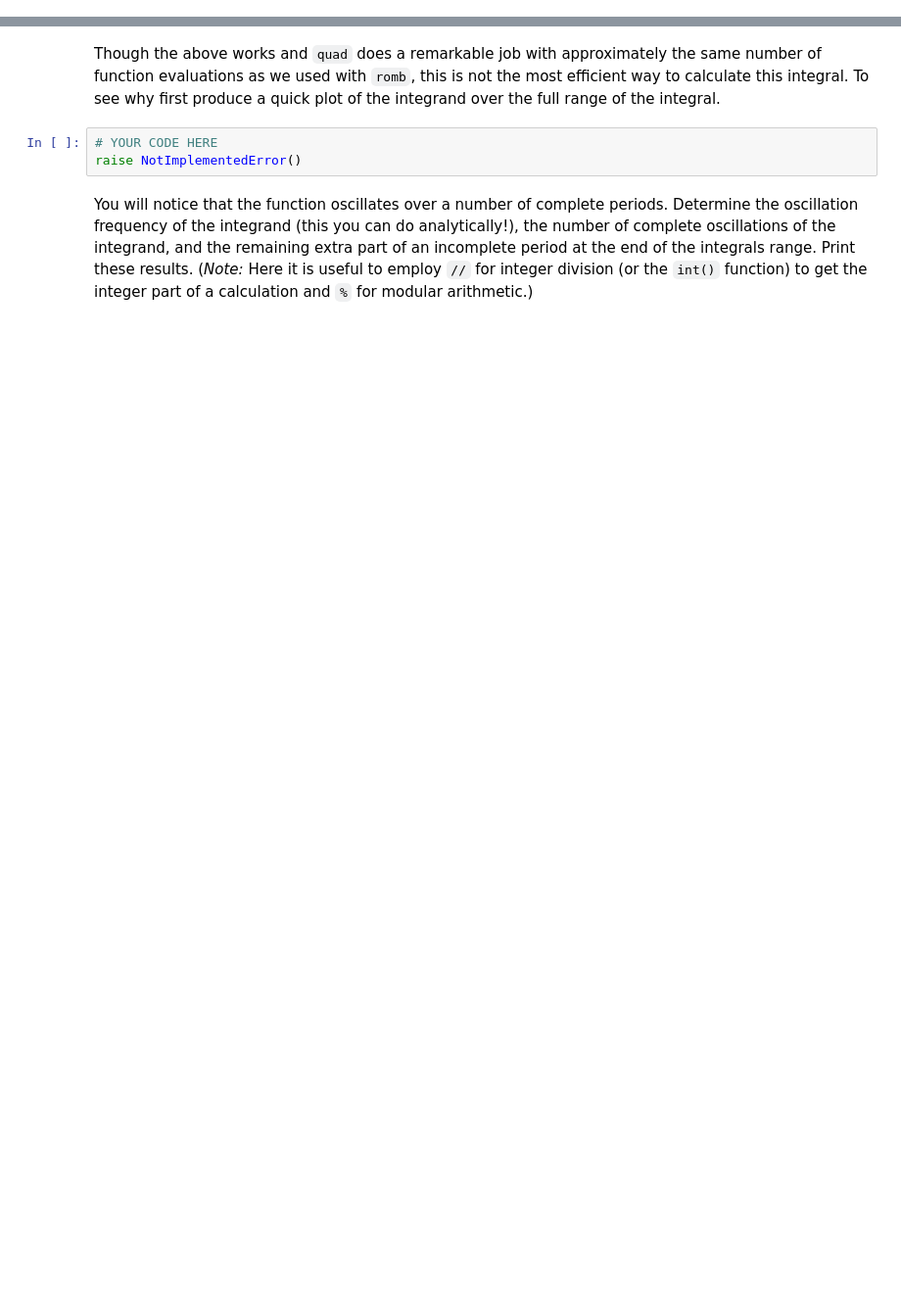
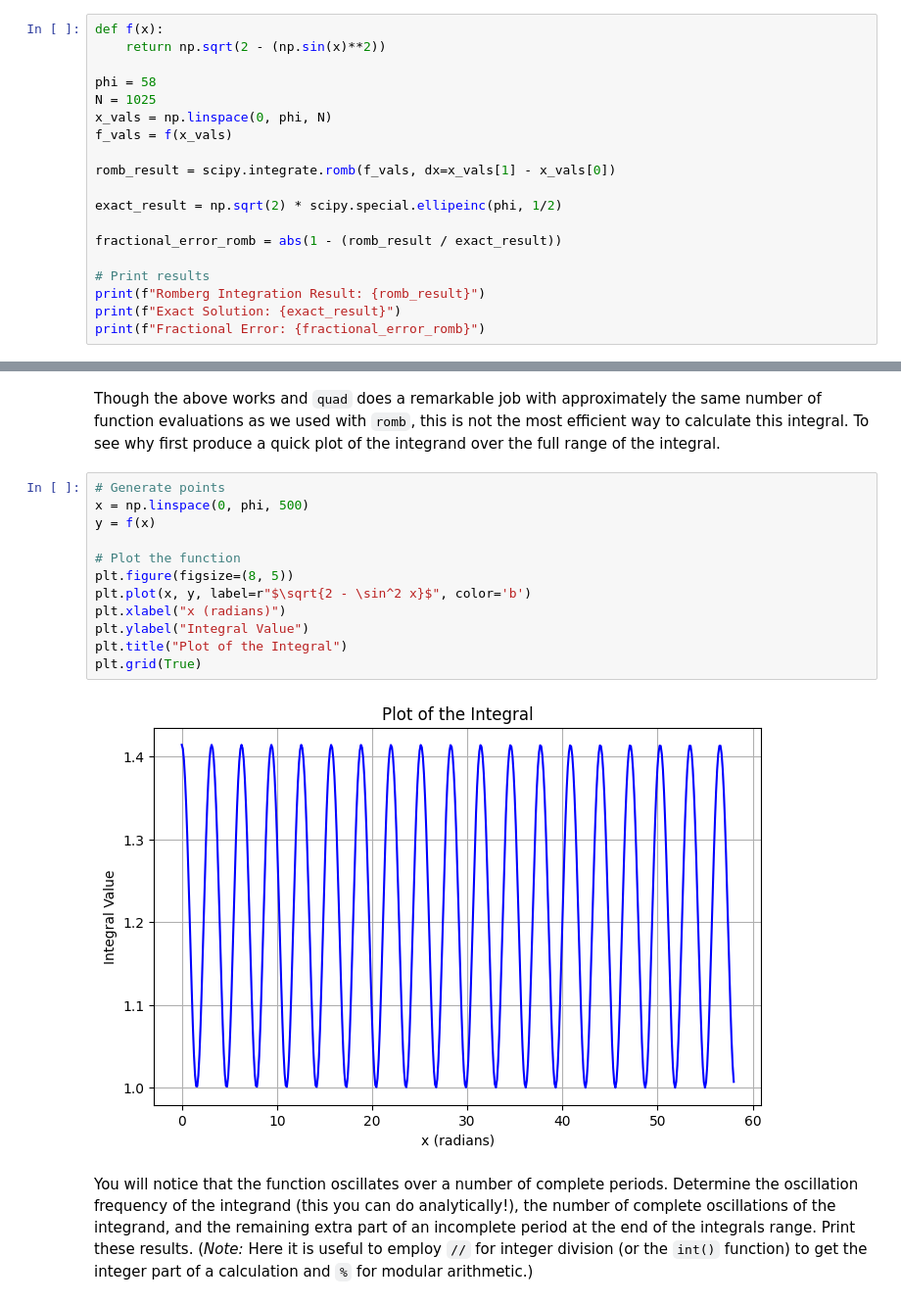
Before and after one commit to kh-bh/Physics_coursework, a Jupyter notebook: PHYS_250/Prelabs/PreLab04.ipynb, the cells around one changed output, grey strips where cells are left out. Shown at 98% size. Cells and saved outputs as stored; diff of their text form; blank space fills up the shorter version.

```diff
--- a/PHYS_250/Prelabs/PreLab04.ipynb
+++ b/PHYS_250/Prelabs/PreLab04.ipynb
@@ -87,0 +73,19 @@ raise NotImplementedError()
+# %%
+def f(x):
+    return np.sqrt(2 - (np.sin(x)**2))
+
+phi = 58
+N = 1025
+x_vals = np.linspace(0, phi, N)
+f_vals = f(x_vals)
+
+romb_result = scipy.integrate.romb(f_vals, dx=x_vals[1] - x_vals[0])
+
+exact_result = np.sqrt(2) * scipy.special.ellipeinc(phi, 1/2)
+
+fractional_error_romb = abs(1 - (romb_result / exact_result))
+
+# Print results
+print(f"Romberg Integration Result: {romb_result}")
+print(f"Exact Solution: {exact_result}")
+print(f"Fractional Error: {fractional_error_romb}")
@@ -97,9 +121,20 @@ raise NotImplementedError()
 # %% [markdown]
 Though the above works and `quad` does a remarkable job with approximately the same number of function evaluations as we used with `romb`, this is not the most efficient way to calculate this integral.
 To see why first produce a quick plot of the integrand over the full range of the integral.
-# %%
-# YOUR CODE HERE
-raise NotImplementedError()
+# %%
+# Generate points
+x = np.linspace(0, phi, 500)
+y = f(x)
+
+# Plot the function
+plt.figure(figsize=(8, 5))
+plt.plot(x, y, label=r"$\sqrt{2 - \sin^2 x}$", color='b')
+plt.xlabel("x (radians)")
+plt.ylabel("Integral Value")
+plt.title("Plot of the Integral")
+plt.grid(True)
+# %% [output]
+[figure, added]
 # %% [markdown]
 You will notice that the function oscillates over a number of complete periods.
 Determine the oscillation frequency of the integrand (this you can do analytically!), the number of complete oscillations of the integrand, and the remaining extra part of an incomplete period at the end of the integrals range.
```
Also changed, not shown: parts of 22 cells of this notebook.
